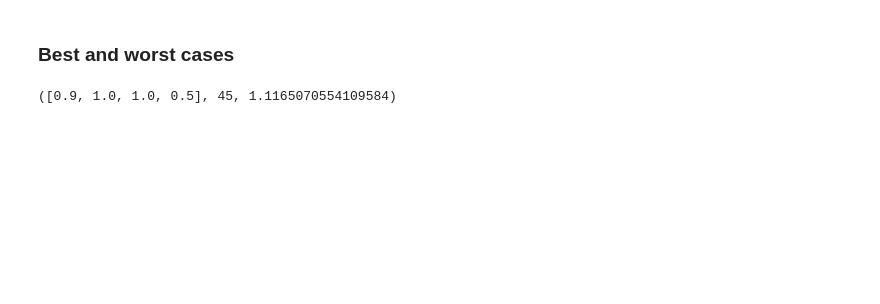
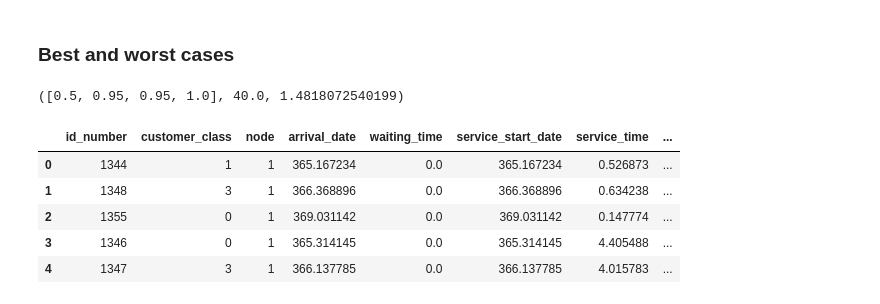
Before and after one commit to daffidwilde/copd-paper, a Jupyter notebook: nbs/queuing.ipynb, the cells around one changed output. Cells and saved outputs as stored; diff of their text form; code cells hidden in the pictures; blank space fills up the shorter version.

```diff
--- a/nbs/queuing.ipynb
+++ b/nbs/queuing.ipynb
@@ -235,23 +159,22 @@ df.head()
 # %% [markdown]
 ### Best and worst cases
-# %%
-*ps, c = df.groupby(["p_0", "p_1", "p_2", "p_3", "num_servers"])["distance"].max().idxmin()
-
-dfs = (
-    pd.read_csv(f"../data/queuing/{'_'.join(map(str, ps))}_{c}_{seed}.csv")
-    for seed in range(seeds)
-)
-
-best_df = pd.concat(dfs)
-best_df.to_csv("../data/wasserstein/best.csv", index=False)
-
-with open("../data/wasserstein/best_params.txt", "w") as f:
-    string = " ".join(map(str, ps + [c]))
-    f.write(string)
-
-ps, c, df.groupby(["p_0", "p_1", "p_2", "p_3", "num_servers"])["distance"].max().min()
-# %% [output]
-([0.9, 1.0, 1.0, 0.5], 45, 1.1165070554109584)
+# %%
+with open("../data/wasserstein/best_params.txt", "r") as f:
+    *ps, c, distance = map(float, f.read().split(" "))
+
+ps, c, distance
+# %% [output]
+([0.5, 0.95, 0.95, 1.0], 40.0, 1.4818072540199)
+# %%
+best_df = pd.read_csv("../data/wasserstein/best.csv")
+best_df.head()
+# %% [output]
+|  | id_number | customer_class | node | arrival_date | waiting_time | service_start_date | service_time | ... |
+| 0 | 1344 | 1 | 1 | 365.167234 | 0.0 | 365.167234 | 0.526873 | ... |
+| 1 | 1348 | 3 | 1 | 366.368896 | 0.0 | 366.368896 | 0.634238 | ... |
+| 2 | 1355 | 0 | 1 | 369.031142 | 0.0 | 369.031142 | 0.147774 | ... |
+| 3 | 1346 | 0 | 1 | 365.314145 | 0.0 | 365.314145 | 4.405488 | ... |
+| 4 | 1347 | 3 | 1 | 366.137785 | 0.0 | 366.137785 | 4.015783 | ... |
 # %%
 fig, ax = plt.subplots(dpi=200)
 
```
Also changed, not shown: parts of 14 cells of this notebook.
